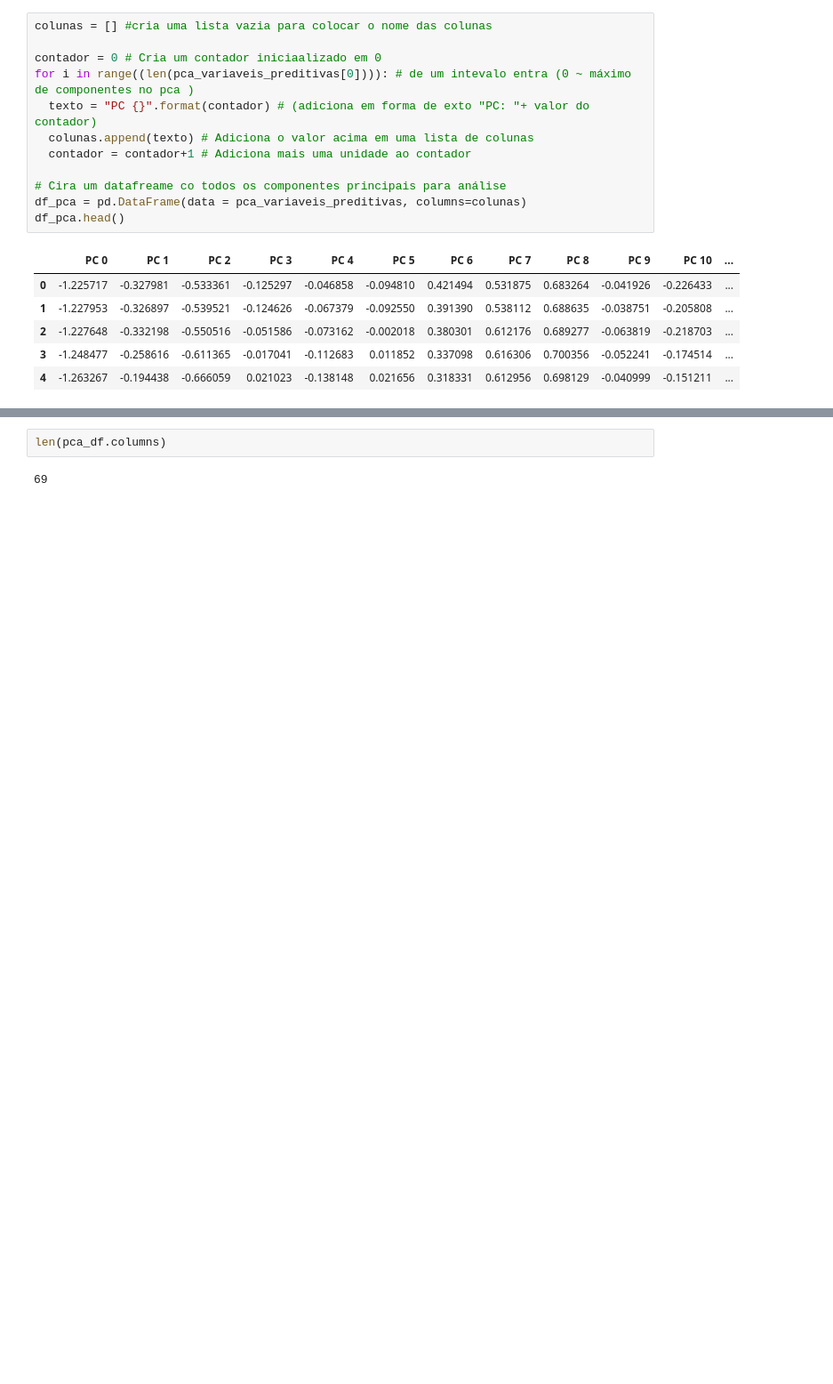
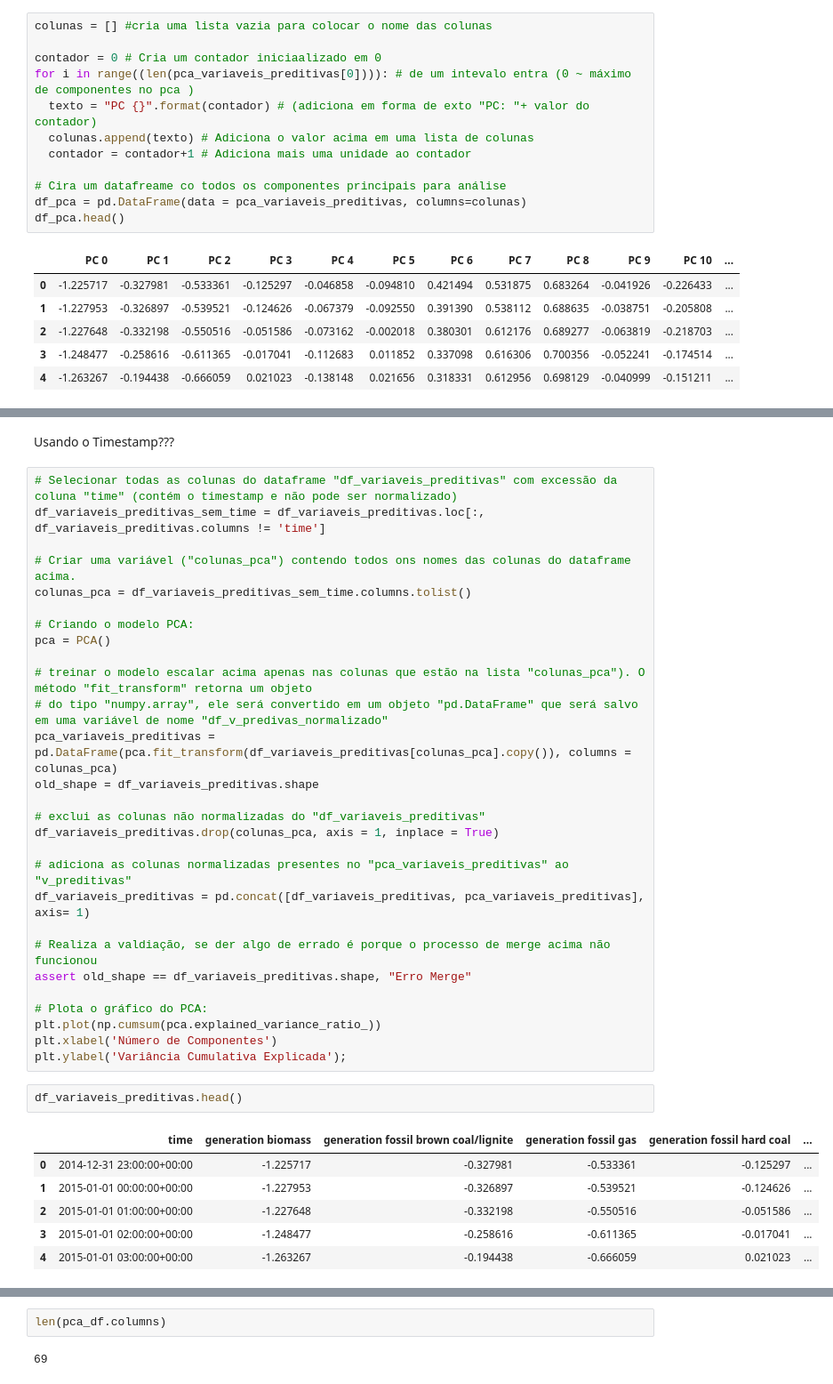
Before and after one commit to secretaria-ICA/Previsao_do_Preco_de_Energia, a Jupyter notebook: TCC_Energia.ipynb, the cells around one changed output, grey strips where cells are left out. Shown at 89% size. Saved outputs shown, nothing was run; the diff lists cells and outputs as text; blank space fills up the shorter version.

```diff
--- a/TCC_Energia.ipynb
+++ b/TCC_Energia.ipynb
@@ -1145 +1155,40 @@ df_pca.head()
+# %% [markdown]
+Usando o Timestamp???
+# %%
+# Selecionar todas as colunas do dataframe "df_variaveis_preditivas" com excessão da coluna "time" (contém o timestamp e não pode ser normalizado)
+df_variaveis_preditivas_sem_time = df_variaveis_preditivas.loc[:, df_variaveis_preditivas.columns != 'time']
+
+# Criar uma variável ("colunas_pca") contendo todos ons nomes das colunas do dataframe acima.
+colunas_pca = df_variaveis_preditivas_sem_time.columns.tolist()
+
+# Criando o modelo PCA:
+pca = PCA()
+
+# treinar o modelo escalar acima apenas nas colunas que estão na lista "colunas_pca"). O método "fit_transform" retorna um objeto
+# do tipo "numpy.array", ele será convertido em um objeto "pd.DataFrame" que será salvo em uma variável de nome "df_v_predivas_normalizado"
+pca_variaveis_preditivas = pd.DataFrame(pca.fit_transform(df_variaveis_preditivas[colunas_pca].copy()), columns = colunas_pca)
+old_shape = df_variaveis_preditivas.shape
+
+# exclui as colunas não normalizadas do "df_variaveis_preditivas"
+df_variaveis_preditivas.drop(colunas_pca, axis = 1, inplace = True)
+
+# adiciona as colunas normalizadas presentes no "pca_variaveis_preditivas" ao "v_preditivas"
+df_variaveis_preditivas = pd.concat([df_variaveis_preditivas, pca_variaveis_preditivas], axis= 1)
+
+# Realiza a valdiação, se der algo de errado é porque o processo de merge acima não funcionou
+assert old_shape == df_variaveis_preditivas.shape, "Erro Merge"
+
+# Plota o gráfico do PCA:
+plt.plot(np.cumsum(pca.explained_variance_ratio_))
+plt.xlabel('Número de Componentes')
+plt.ylabel('Variância Cumulativa Explicada');
+# %%
+df_variaveis_preditivas.head()
+# %% [output]
+|  | time | generation biomass | generation fossil brown coal/lignite | generation fossil gas | generation fossil hard coal | ... |
+| 0 | 2014-12-31 23:00:00+00:00 | -1.225717 | -0.327981 | -0.533361 | -0.125297 | ... |
+| 1 | 2015-01-01 00:00:00+00:00 | -1.227953 | -0.326897 | -0.539521 | -0.124626 | ... |
+| 2 | 2015-01-01 01:00:00+00:00 | -1.227648 | -0.332198 | -0.550516 | -0.051586 | ... |
+| 3 | 2015-01-01 02:00:00+00:00 | -1.248477 | -0.258616 | -0.611365 | -0.017041 | ... |
+| 4 | 2015-01-01 03:00:00+00:00 | -1.263267 | -0.194438 | -0.666059 | 0.021023 | ... |
 # %% [markdown]
```
Also changed, not shown: parts of 6 cells of this notebook.
